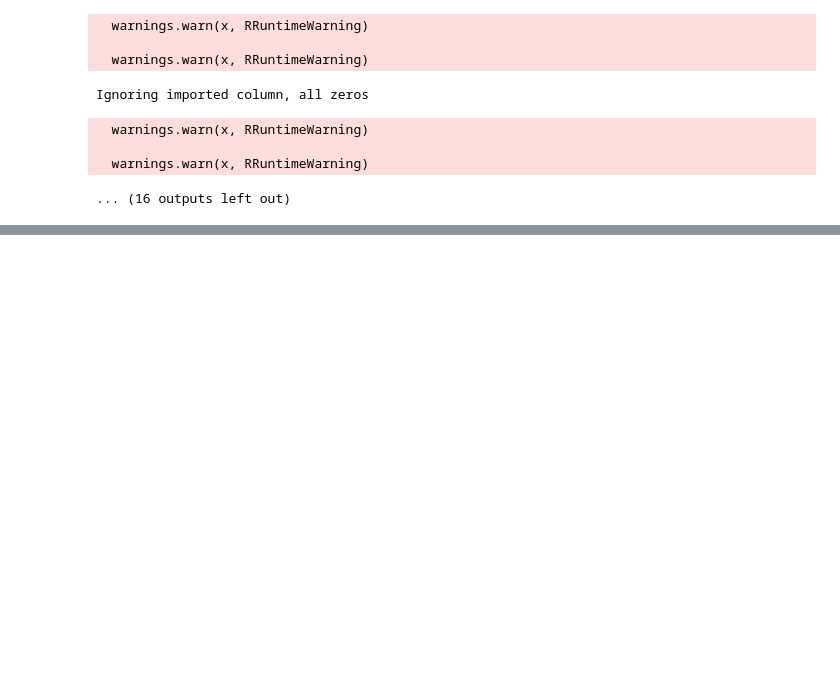
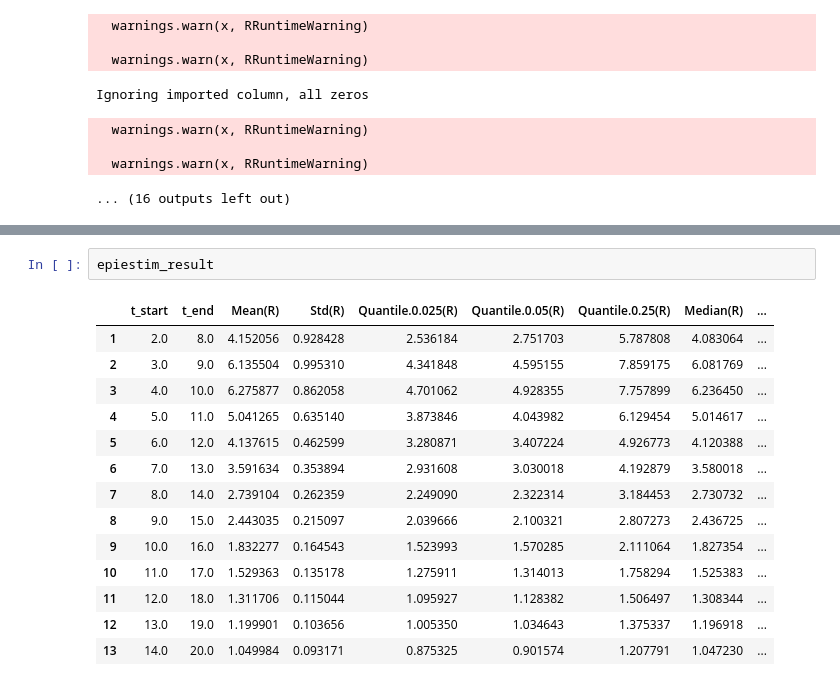
Before and after one commit to flaviovdf/covid19, a Jupyter notebook: Exploration.ipynb, the cells around one changed output, grey strips where cells are left out. Cells and saved outputs as stored; diff of their text form; blank space fills up the shorter version.

```diff
--- a/Exploration.ipynb
+++ b/Exploration.ipynb
@@ -94,0 +98,17 @@ plotutils.plot_result(epiestim_result, model_df)
+# %%
+epiestim_result
+# %% [output]
+|  | t_start | t_end | Mean(R) | Std(R) | Quantile.0.025(R) | Quantile.0.05(R) | Quantile.0.25(R) | Median(R) | ... |
+| 1 | 2.0 | 8.0 | 4.152056 | 0.928428 | 2.536184 | 2.751703 | 5.787808 | 4.083064 | ... |
+| 2 | 3.0 | 9.0 | 6.135504 | 0.995310 | 4.341848 | 4.595155 | 7.859175 | 6.081769 | ... |
+| 3 | 4.0 | 10.0 | 6.275877 | 0.862058 | 4.701062 | 4.928355 | 7.757899 | 6.236450 | ... |
+| 4 | 5.0 | 11.0 | 5.041265 | 0.635140 | 3.873846 | 4.043982 | 6.129454 | 5.014617 | ... |
+| 5 | 6.0 | 12.0 | 4.137615 | 0.462599 | 3.280871 | 3.407224 | 4.926773 | 4.120388 | ... |
+| 6 | 7.0 | 13.0 | 3.591634 | 0.353894 | 2.931608 | 3.030018 | 4.192879 | 3.580018 | ... |
+| 7 | 8.0 | 14.0 | 2.739104 | 0.262359 | 2.249090 | 2.322314 | 3.184453 | 2.730732 | ... |
+| 8 | 9.0 | 15.0 | 2.443035 | 0.215097 | 2.039666 | 2.100321 | 2.807273 | 2.436725 | ... |
+| 9 | 10.0 | 16.0 | 1.832277 | 0.164543 | 1.523993 | 1.570285 | 2.111064 | 1.827354 | ... |
+| 10 | 11.0 | 17.0 | 1.529363 | 0.135178 | 1.275911 | 1.314013 | 1.758294 | 1.525383 | ... |
+| 11 | 12.0 | 18.0 | 1.311706 | 0.115044 | 1.095927 | 1.128382 | 1.506497 | 1.308344 | ... |
+| 12 | 13.0 | 19.0 | 1.199901 | 0.103656 | 1.005350 | 1.034643 | 1.375337 | 1.196918 | ... |
+| 13 | 14.0 | 20.0 | 1.049984 | 0.093171 | 0.875325 | 0.901574 | 1.207791 | 1.047230 | ... |
```
Also changed, not shown: parts of 4 cells of this notebook, 28 other files.
